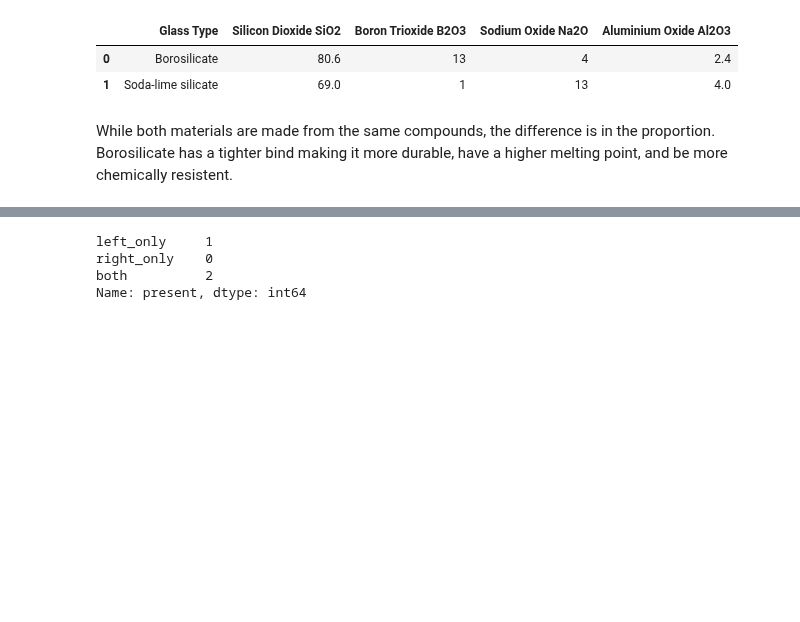
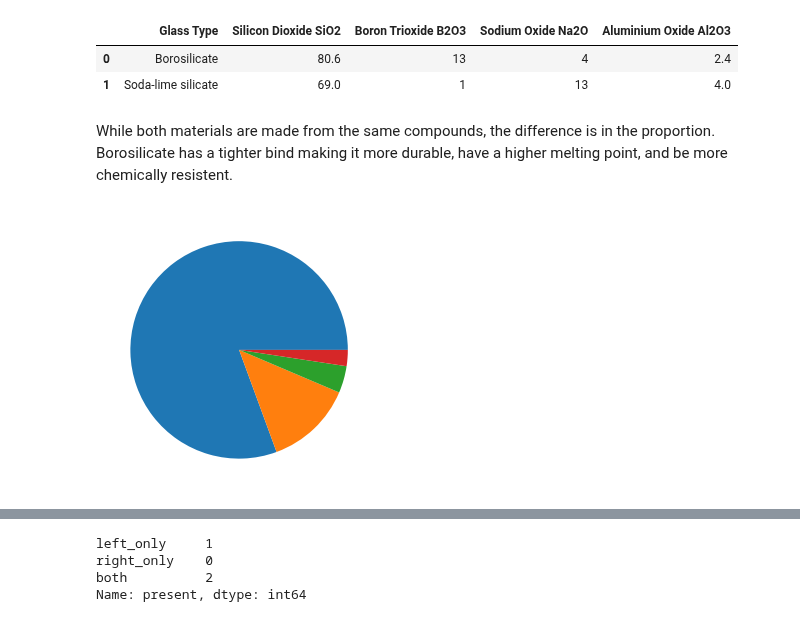
Before and after one commit to khagerthey/VIS1, a Jupyter notebook: Glass_vs_Plastic_Merge.ipynb, the cells around one changed output, grey strips where cells are left out. Cells and saved outputs as stored; diff of their text form; code cells hidden in the pictures; blank space fills up the shorter version.

```diff
--- a/Glass_vs_Plastic_Merge.ipynb
+++ b/Glass_vs_Plastic_Merge.ipynb
@@ -381,3 +381,10 @@ glasscompounds
 | 1 | Soda-lime silicate | 69.0 | 1 | 13 | 4.0 |
 # %% [markdown]
 While both materials are made from the same compounds, the difference is in the proportion. Borosilicate has a tighter bind making it more durable, have a higher melting point, and be more chemically resistent.
+# %%
+plt.rcParams["figure.figsize"] = (20,5)
+values=[80.6,13,4,2.4]
+plt.pie(values);
+plt.show();
+# %% [output]
+[figure, added]
```
Also changed, not shown: parts of 2 cells of this notebook.
